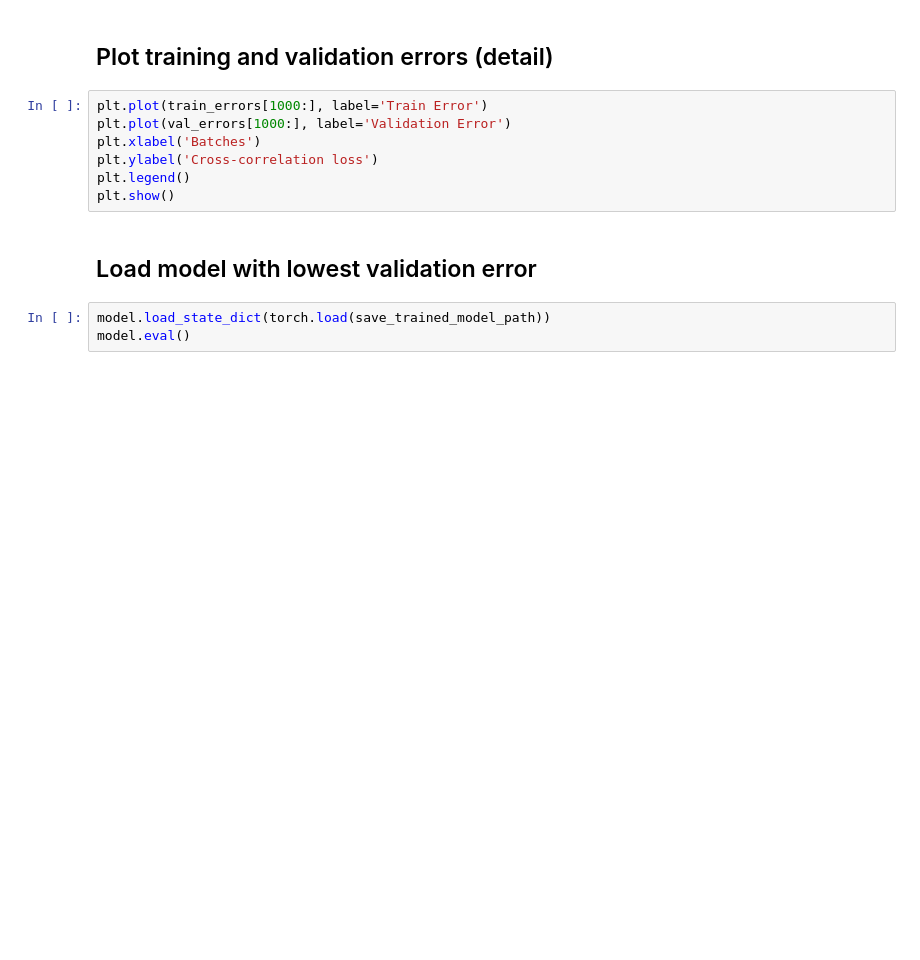
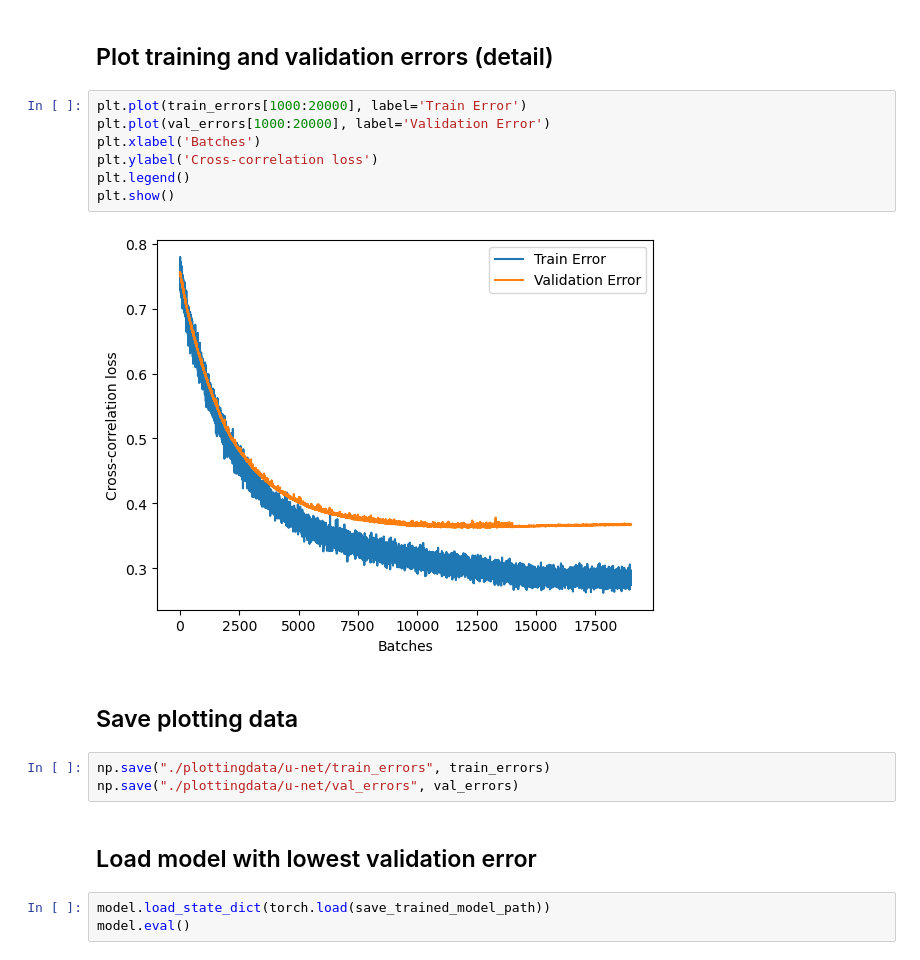
Before and after one commit to AlesRessler/AlesMScProject, a Jupyter notebook: 11 Sherical convolutional neural network.ipynb, the cells around one changed output. Cells and saved outputs as stored; diff of their text form; blank space fills up the shorter version.

```diff
--- a/11 Sherical convolutional neural network.ipynb
+++ b/11 Sherical convolutional neural network.ipynb
@@ -285,12 +330,19 @@ plt.show()
 # %% [markdown]
 ## Plot training and validation errors (detail)
 # %%
-plt.plot(train_errors[1000:], label='Train Error')
-plt.plot(val_errors[1000:], label='Validation Error')
+plt.plot(train_errors[1000:20000], label='Train Error')
+plt.plot(val_errors[1000:20000], label='Validation Error')
 plt.xlabel('Batches')
 plt.ylabel('Cross-correlation loss')
 plt.legend()
 plt.show()
+# %% [output]
+[figure, added]
+# %% [markdown]
+## Save plotting data
+# %%
+np.save("./plottingdata/u-net/train_errors", train_errors)
+np.save("./plottingdata/u-net/val_errors", val_errors)
 # %% [markdown]
 ## Load model with lowest validation error
 # %%
```
Also changed, not shown: parts of 17 cells of this notebook, 5 other files.
